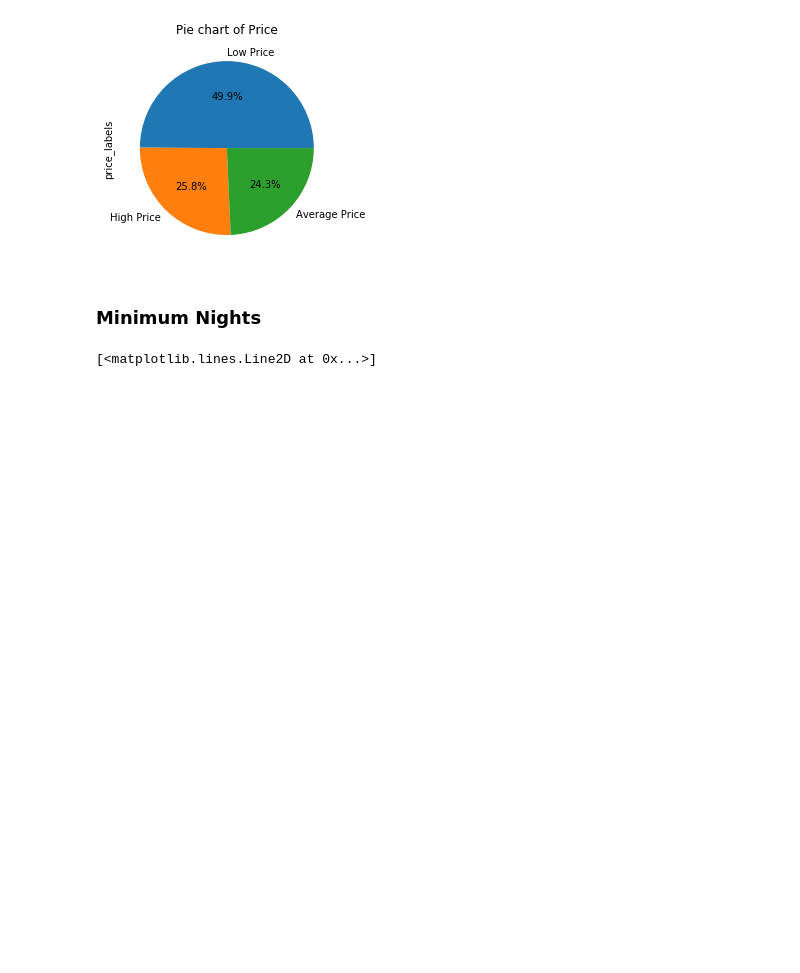
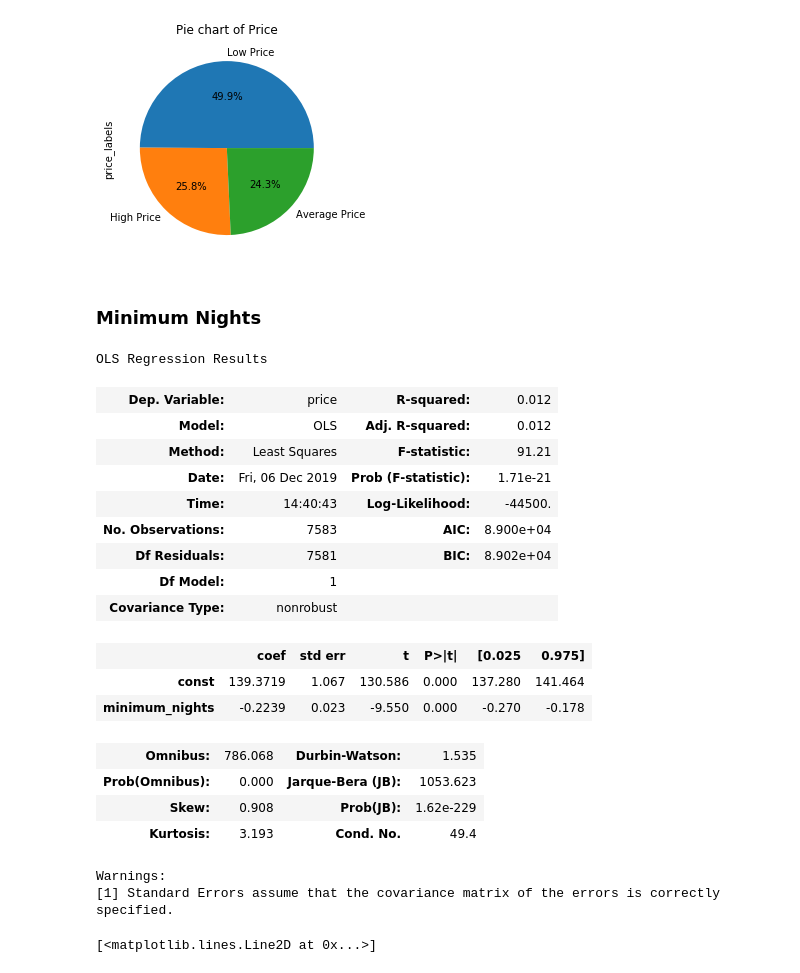
Before and after one commit to NathanHergenreter/SingaporeAirbnb, a Jupyter notebook: python/price_analysis.ipynb, the cells around one changed output. Cells and saved outputs as stored; diff of their text form; code cells hidden in the pictures; blank space fills up the shorter version.

```diff
--- a/python/price_analysis.ipynb
+++ b/python/price_analysis.ipynb
@@ -211,7 +211,27 @@ Q1, Q3 = airbnb_no.minimum_nights.quantile([0.25, 0.75])
 airbnb_nights_no = airbnb_no[ (airbnb_no.minimum_nights >= Q1-1.5 * (Q3-Q1)) & (airbnb_no.minimum_nights <= Q3+1.5 * (Q3-Q1))]
 # %%
 lm_nights_no = sm.OLS(airbnb_no.price, sm.add_constant(airbnb_no.minimum_nights)).fit()
-#lm_nights_no.summary()
+lm_nights_no.summary()
+# %% [output]
+OLS Regression Results
+| Dep. Variable: | price | R-squared: | 0.012 |
+| Model: | OLS | Adj. R-squared: | 0.012 |
+| Method: | Least Squares | F-statistic: | 91.21 |
+| Date: | Fri, 06 Dec 2019 | Prob (F-statistic): | 1.71e-21 |
+| Time: | 14:40:43 | Log-Likelihood: | -44500. |
+| No. Observations: | 7583 | AIC: | 8.900e+04 |
+| Df Residuals: | 7581 | BIC: | 8.902e+04 |
+| Df Model: | 1 |  |  |
+| Covariance Type: | nonrobust |  |  |
+|  | coef | std err | t | P>|t| | [0.025 | 0.975] |
+| const | 139.3719 | 1.067 | 130.586 | 0.000 | 137.280 | 141.464 |
+| minimum_nights | -0.2239 | 0.023 | -9.550 | 0.000 | -0.270 | -0.178 |
+| Omnibus: | 786.068 | Durbin-Watson: | 1.535 |
+| Prob(Omnibus): | 0.000 | Jarque-Bera (JB): | 1053.623 |
+| Skew: | 0.908 | Prob(JB): | 1.62e-229 |
+| Kurtosis: | 3.193 | Cond. No. | 49.4 |
+Warnings:
+[1] Standard Errors assume that the covariance matrix of the errors is correctly specified.
 # %%
 airbnb_no.plot('minimum_nights', 'price', kind = 'scatter', xlim = [0, 400]).set_title('Minimum Nights vs. Price')
 xMin = airbnb_no.minimum_nights.min()
```
Also changed, not shown: parts of 2 cells of this notebook.
